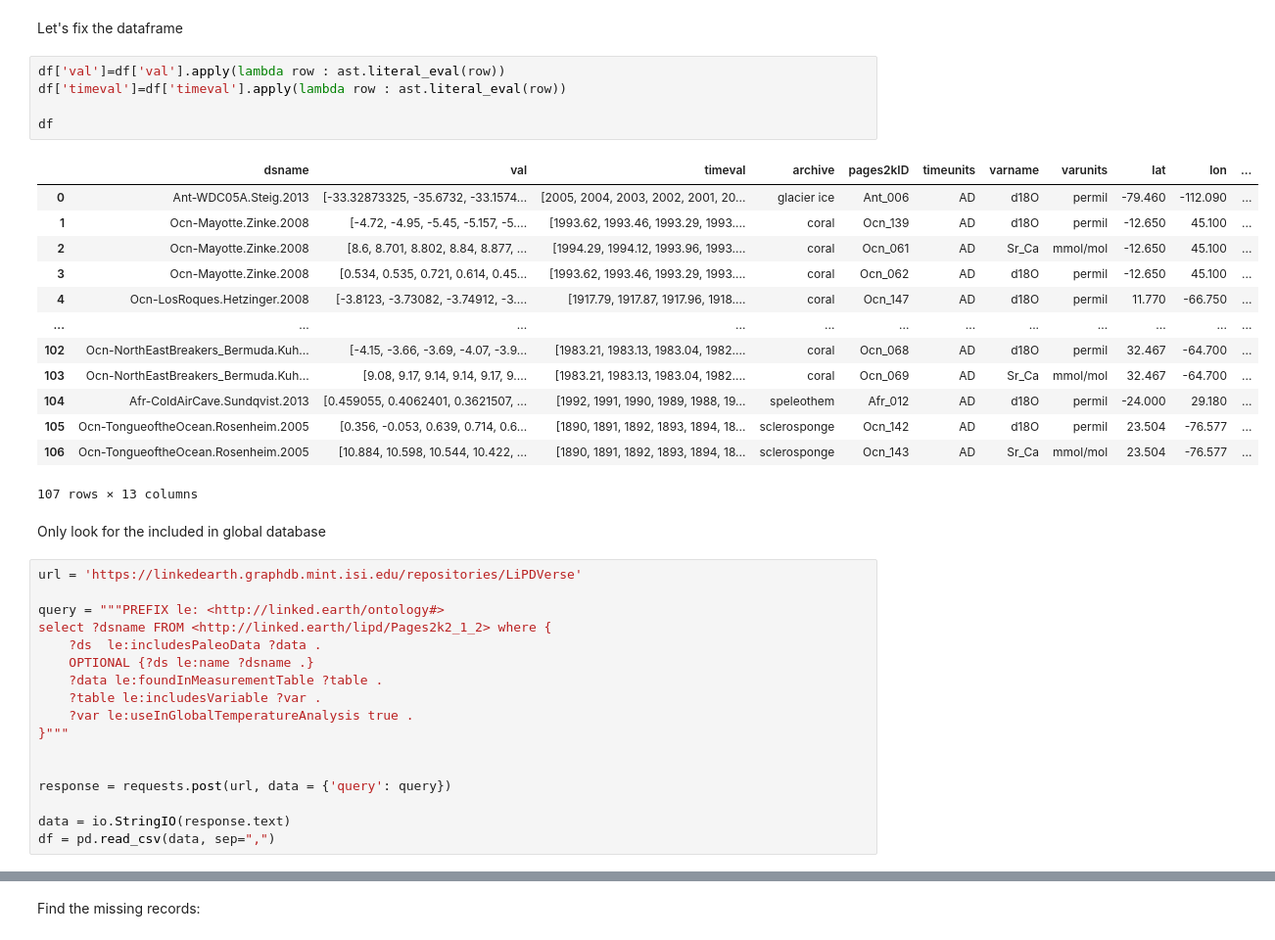
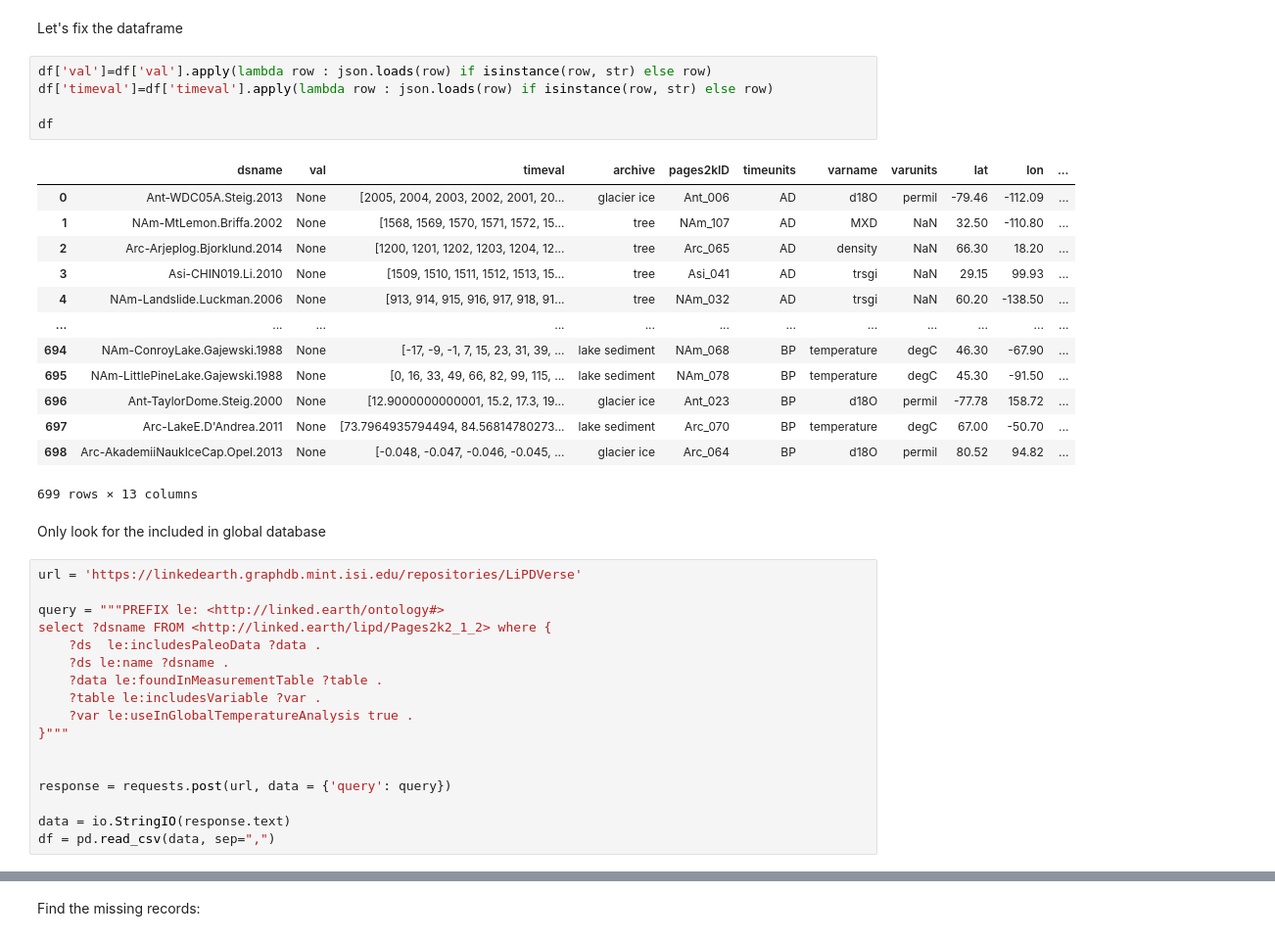
Before and after one commit to khider/DISK-proxyComposite, a Jupyter notebook: QueryingLinkedEarthDB.ipynb, the cells around one changed output, grey strips where cells are left out. Shown at 98% size. Cells and saved outputs as stored; diff of their text form.

```diff
--- a/QueryingLinkedEarthDB.ipynb
+++ b/QueryingLinkedEarthDB.ipynb
@@ -112,24 +119,24 @@ df
 # %% [markdown]
 Let's fix the dataframe
 # %%
-df['val']=df['val'].apply(lambda row : ast.literal_eval(row))
-df['timeval']=df['timeval'].apply(lambda row : ast.literal_eval(row))
+df['val']=df['val'].apply(lambda row : json.loads(row) if isinstance(row, str) else row)
+df['timeval']=df['timeval'].apply(lambda row : json.loads(row) if isinstance(row, str) else row)
 
 df
 # %% [output]
 |  | dsname | val | timeval | archive | pages2kID | timeunits | varname | varunits | lat | lon | ... |
-| 0 | Ant-WDC05A.Steig.2013 | [-33.32873325, -35.6732, -33.1574... | [2005, 2004, 2003, 2002, 2001, 20... | glacier ice | Ant_006 | AD | d18O | permil | -79.460 | -112.090 | ... |
-| 1 | Ocn-Mayotte.Zinke.2008 | [-4.72, -4.95, -5.45, -5.157, -5.... | [1993.62, 1993.46, 1993.29, 1993.... | coral | Ocn_139 | AD | d18O | permil | -12.650 | 45.100 | ... |
-| 2 | Ocn-Mayotte.Zinke.2008 | [8.6, 8.701, 8.802, 8.84, 8.877, ... | [1994.29, 1994.12, 1993.96, 1993.... | coral | Ocn_061 | AD | Sr_Ca | mmol/mol | -12.650 | 45.100 | ... |
-| 3 | Ocn-Mayotte.Zinke.2008 | [0.534, 0.535, 0.721, 0.614, 0.45... | [1993.62, 1993.46, 1993.29, 1993.... | coral | Ocn_062 | AD | d18O | permil | -12.650 | 45.100 | ... |
-| 4 | Ocn-LosRoques.Hetzinger.2008 | [-3.8123, -3.73082, -3.74912, -3.... | [1917.79, 1917.87, 1917.96, 1918.... | coral | Ocn_147 | AD | d18O | permil | 11.770 | -66.750 | ... |
+| 0 | Ant-WDC05A.Steig.2013 | None | [2005, 2004, 2003, 2002, 2001, 20... | glacier ice | Ant_006 | AD | d18O | permil | -79.46 | -112.09 | ... |
+| 1 | NAm-MtLemon.Briffa.2002 | None | [1568, 1569, 1570, 1571, 1572, 15... | tree | NAm_107 | AD | MXD | NaN | 32.50 | -110.80 | ... |
+| 2 | Arc-Arjeplog.Bjorklund.2014 | None | [1200, 1201, 1202, 1203, 1204, 12... | tree | Arc_065 | AD | density | NaN | 66.30 | 18.20 | ... |
+| 3 | Asi-CHIN019.Li.2010 | None | [1509, 1510, 1511, 1512, 1513, 15... | tree | Asi_041 | AD | trsgi | NaN | 29.15 | 99.93 | ... |
+| 4 | NAm-Landslide.Luckman.2006 | None | [913, 914, 915, 916, 917, 918, 91... | tree | NAm_032 | AD | trsgi | NaN | 60.20 | -138.50 | ... |
 | ... | ... | ... | ... | ... | ... | ... | ... | ... | ... | ... | ... |
-| 102 | Ocn-NorthEastBreakers_Bermuda.Kuh... | [-4.15, -3.66, -3.69, -4.07, -3.9... | [1983.21, 1983.13, 1983.04, 1982.... | coral | Ocn_068 | AD | d18O | permil | 32.467 | -64.700 | ... |
-| 103 | Ocn-NorthEastBreakers_Bermuda.Kuh... | [9.08, 9.17, 9.14, 9.14, 9.17, 9.... | [1983.21, 1983.13, 1983.04, 1982.... | coral | Ocn_069 | AD | Sr_Ca | mmol/mol | 32.467 | -64.700 | ... |
-| 104 | Afr-ColdAirCave.Sundqvist.2013 | [0.459055, 0.4062401, 0.3621507, ... | [1992, 1991, 1990, 1989, 1988, 19... | speleothem | Afr_012 | AD | d18O | permil | -24.000 | 29.180 | ... |
-| 105 | Ocn-TongueoftheOcean.Rosenheim.2005 | [0.356, -0.053, 0.639, 0.714, 0.6... | [1890, 1891, 1892, 1893, 1894, 18... | sclerosponge | Ocn_142 | AD | d18O | permil | 23.504 | -76.577 | ... |
-| 106 | Ocn-TongueoftheOcean.Rosenheim.2005 | [10.884, 10.598, 10.544, 10.422, ... | [1890, 1891, 1892, 1893, 1894, 18... | sclerosponge | Ocn_143 | AD | Sr_Ca | mmol/mol | 23.504 | -76.577 | ... |
+| 694 | NAm-ConroyLake.Gajewski.1988 | None | [-17, -9, -1, 7, 15, 23, 31, 39, ... | lake sediment | NAm_068 | BP | temperature | degC | 46.30 | -67.90 | ... |
+| 695 | NAm-LittlePineLake.Gajewski.1988 | None | [0, 16, 33, 49, 66, 82, 99, 115, ... | lake sediment | NAm_078 | BP | temperature | degC | 45.30 | -91.50 | ... |
+| 696 | Ant-TaylorDome.Steig.2000 | None | [12.9000000000001, 15.2, 17.3, 19... | glacier ice | Ant_023 | BP | d18O | permil | -77.78 | 158.72 | ... |
+| 697 | Arc-LakeE.D'Andrea.2011 | None | [73.7964935794494, 84.56814780273... | lake sediment | Arc_070 | BP | temperature | degC | 67.00 | -50.70 | ... |
+| 698 | Arc-AkademiiNaukIceCap.Opel.2013 | None | [-0.048, -0.047, -0.046, -0.045, ... | glacier ice | Arc_064 | BP | d18O | permil | 80.52 | 94.82 | ... |
-107 rows × 13 columns
+699 rows × 13 columns
 # %% [markdown]
 Only look for the included in global database
 # %%
@@ -138,7 +145,7 @@ url = 'https://linkedearth.graphdb.mint.isi.edu/repositories/LiPDVerse'
 query = """PREFIX le: <http://linked.earth/ontology#>
 select ?dsname FROM <http://linked.earth/lipd/Pages2k2_1_2> where {
 	?ds  le:includesPaleoData ?data .
-    OPTIONAL {?ds le:name ?dsname .}
+    ?ds le:name ?dsname .
 	?data le:foundInMeasurementTable ?table .
 	?table le:includesVariable ?var .
     ?var le:useInGlobalTemperatureAnalysis true .
```
Also changed, not shown: parts of 5 cells of this notebook.
